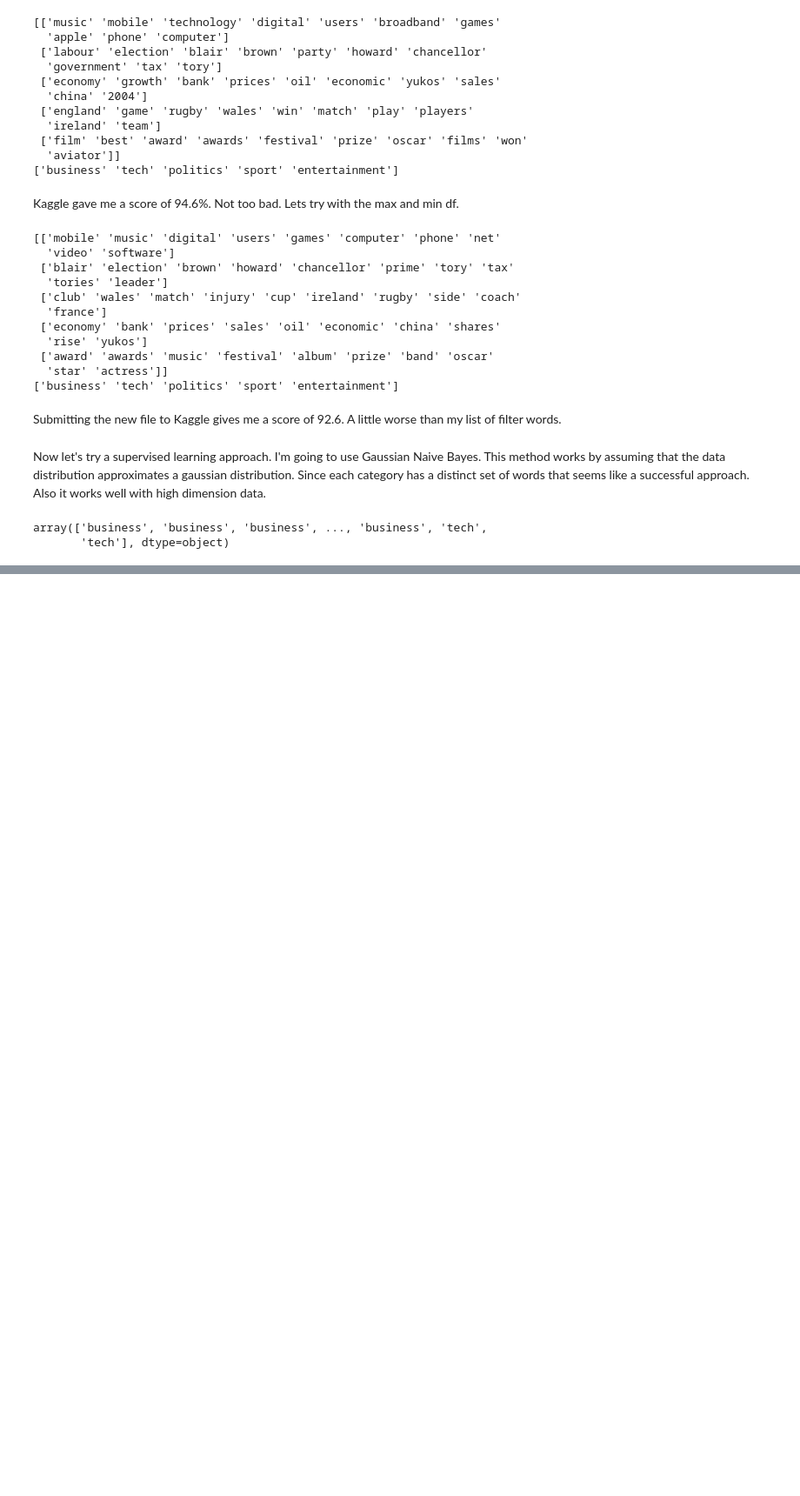
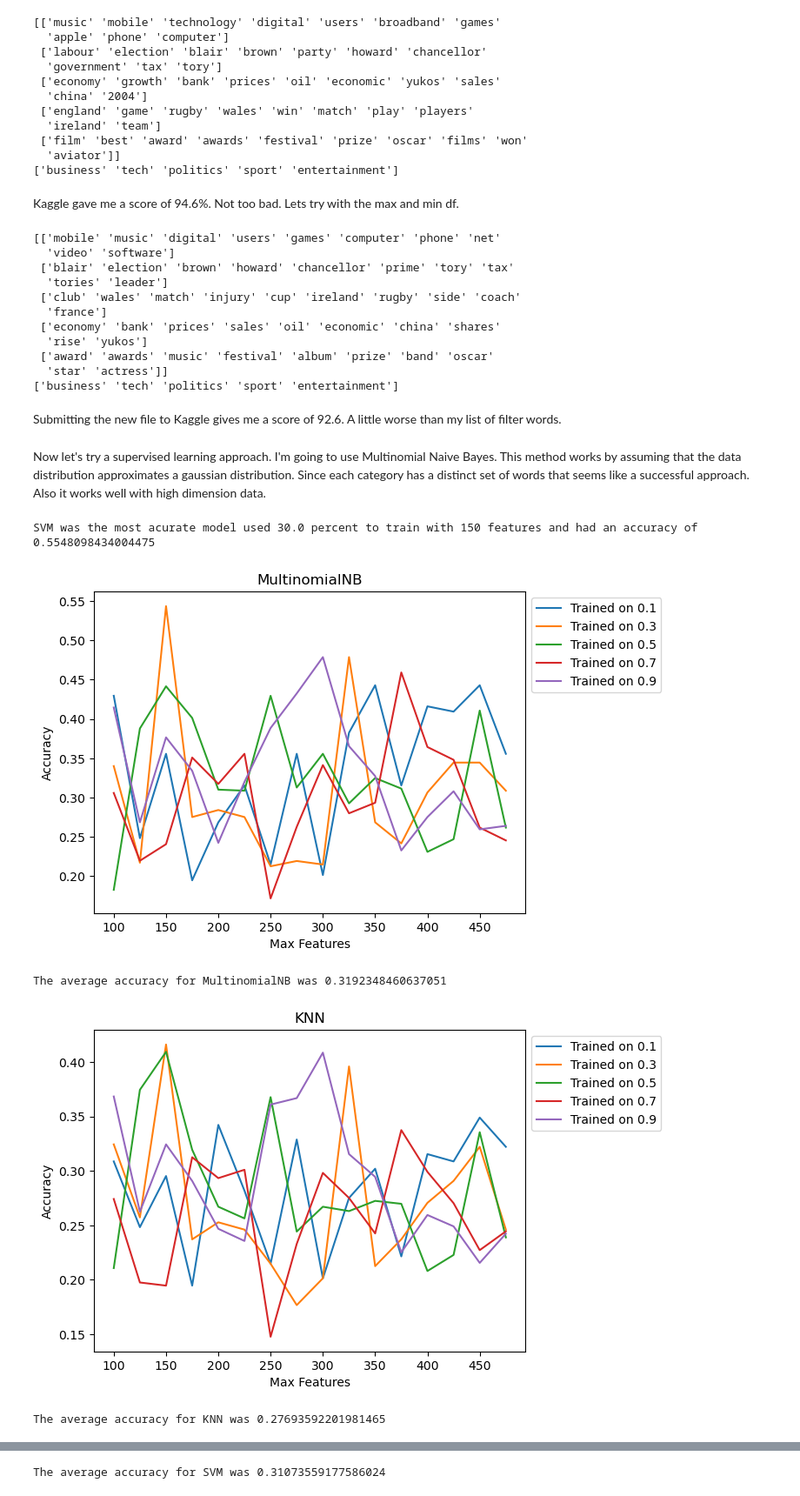
Before and after one commit to BenKupernik/CSCA-5632-Week-4, a Jupyter notebook: Main.ipynb, the cells around one changed output, grey strips where cells are left out. Shown at 87% size. Cells and saved outputs as stored; diff of their text form; code cells hidden in the pictures; blank space fills up the shorter version.

```diff
--- a/Main.ipynb
+++ b/Main.ipynb
@@ -205,23 +215,4 @@ df_test[['ArticleId', 'Category']].to_csv('test_predictions_no_filter.csv', inde
 # %% [markdown]
 Submitting the new file to Kaggle gives me a score of 92.6. A little worse than my list of filter words.
 # %% [markdown]
-Now let's try a supervised learning approach. I'm going to use Gaussian Naive Bayes. This method works by assuming that the data distribution approximates a gaussian distribution. Since each category has a distinct set of words that seems like a successful approach. Also it works well with high dimension data.
+Now let's try a supervised learning approach. I'm going to use Multinomial Naive Bayes. This method works by assuming that the data distribution approximates a gaussian distribution. Since each category has a distinct set of words that seems like a successful approach. Also it works well with high dimension data.
-# %%
-# vectorize the train and test data. I'll use the test list of filter words for both
-tfidf_vectorizer = TfidfVectorizer(max_features=5)
-
-X_train_Tfidf = tfidf_vectorizer.fit_transform(df_train.Text.to_numpy())
-Y_train = df_train.Category.to_numpy()
-
-X_test_Tfidf = tfidf_vectorizer.fit_transform(df_test.Text.to_numpy())
-
-# X_test_Tfidf_df = tfidfconverter.transform(X_test).toarray()
-
-# X_test_Tfidf_df = pd.DataFrame(X_test_Tfidf_df)
-
-# X_train_Tfidf_df
-# %%
-Y_train
-# %% [output]
-array(['business', 'business', 'business', ..., 'business', 'tech',
-       'tech'], dtype=object)
@@ -227,0 +276,23 @@ array(['business', 'business', 'business', ..., 'business', 'tech',
+# %%
+def model_plotter(acc_list_list, model_type):
+    for acc, per in zip(acc_list_list, train_percent_list):
+        plt.plot(max_feature_list, acc, label = 'Trained on %s' % per)
+    plt.xlabel("Max Features")
+    plt.ylabel("Accuracy")
+    plt.title(model_type)
+    plt.legend(bbox_to_anchor=(1, 1))
+    plt.show()
+print('%s was the most acurate model used %s percent to train with %s features and had an accuracy of %s'
+      % (model_type, params[0]*100, params[1], max_acc))
+model_plotter(acc_list_list1, model_types[0])
+print('The average accuracy for %s was %s' % (model_types[0], np.mean(np.mean(acc_list_list1, axis=1))))
+model_plotter(acc_list_list2, model_types[1])
+print('The average accuracy for %s was %s' % (model_types[1], np.mean(np.mean(acc_list_list2, axis=1))))
+model_plotter(acc_list_list3, model_types[2])
+print('The average accuracy for %s was %s' % (model_types[2], np.mean(np.mean(acc_list_list3, axis=1))))
+# %% [output]
+SVM was the most acurate model used 30.0 percent to train with 150 features and had an accuracy of 0.5548098434004475
+[figure, added]
+The average accuracy for MultinomialNB was 0.3192348460637051
+[figure, added]
+The average accuracy for KNN was 0.27693592201981465
@@ -227,0 +300 @@ array(['business', 'business', 'business', ..., 'business', 'tech',
+The average accuracy for SVM was 0.31073559177586024
```
Also changed, not shown: parts of 9 cells of this notebook, 2 other files.
